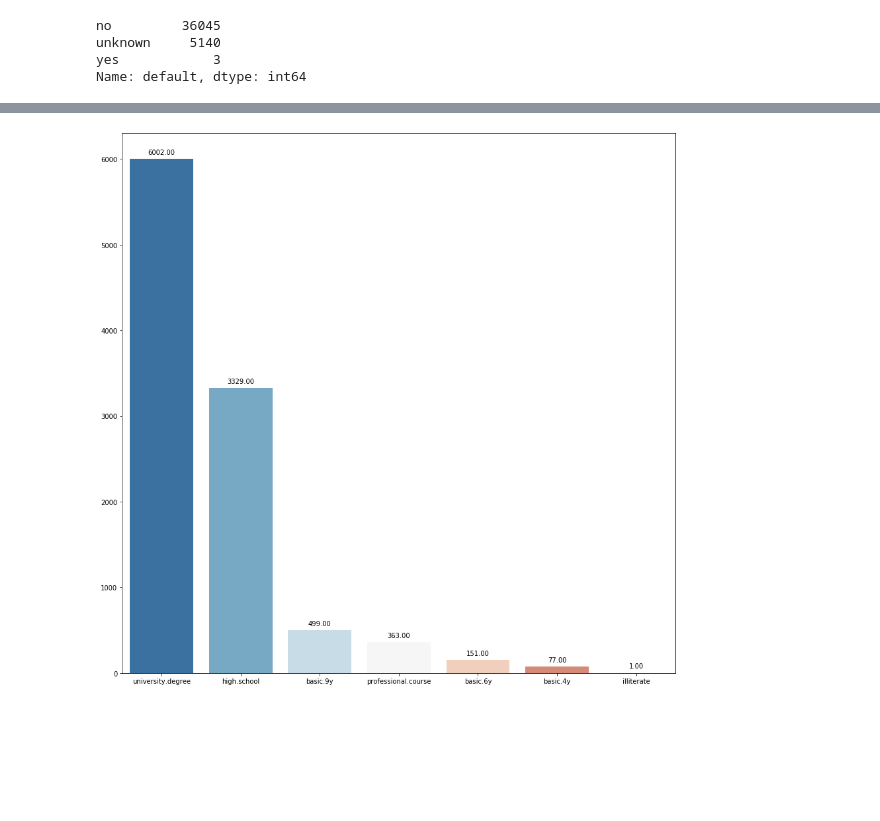
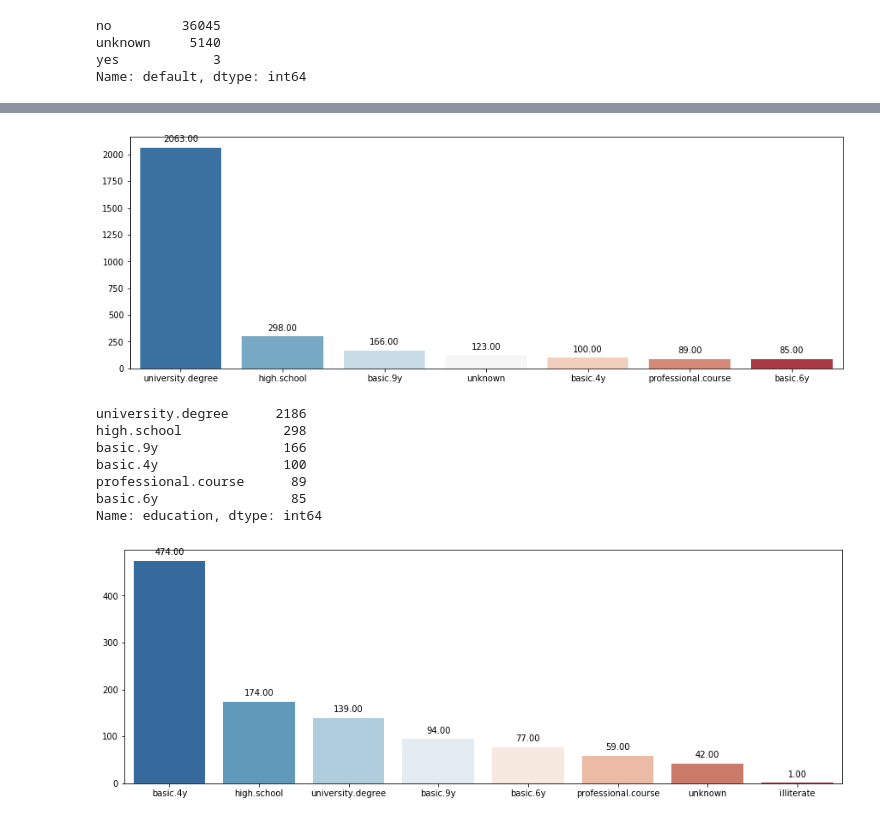
Before and after one commit to pranay-surana/Capstone_II, a Jupyter notebook: Notebook_Steptwo.ipynb, the cells around one changed output, grey strips where cells are left out. Saved outputs shown, nothing was run; the diff lists cells and outputs as text; code cells hidden in the pictures; blank space fills up the shorter version.

```diff
--- a/Notebook_Steptwo.ipynb
+++ b/Notebook_Steptwo.ipynb
@@ -299,0 +401,8 @@ for p in splot.patches:
+# %%
+f, ax = plt.subplots(figsize=(15, 5))
+x_1 = pd.DataFrame(df[df['job']=='services']['education'].value_counts())
+names_1 = list(x_1.index)
+values_1 = list(x_1.education)
+splot=sns.barplot(x=names_1, y=values_1, palette="RdBu_r")
+for p in splot.patches:
+        splot.annotate(format(p.get_height(), '.2f'), (p.get_x() + p.get_width() / 2., p.get_height()), ha = 'center', va ='center', xytext = (0, 10), textcoords = 'offset points')
@@ -299,0 +411,3 @@ for p in splot.patches:
+# %%
+df.loc[((df['job'] == 'services') & (df['education']=='unknown')),'education'] = 'high.school'
+df[(df['job'] =='services')]['education'].value_counts()
@@ -300,12 +422,31 @@ for p in splot.patches:
+# %%
+f, ax = plt.subplots(figsize=(15, 5))
+x_1 = pd.DataFrame(df[df['job']=='management']['education'].value_counts())
+names_1 = list(x_1.index)
+values_1 = list(x_1.education)
+splot=sns.barplot(x=names_1, y=values_1, palette="RdBu_r")
+for p in splot.patches:
+        splot.annotate(format(p.get_height(), '.2f'), (p.get_x() + p.get_width() / 2., p.get_height()), ha = 'center', va ='center', xytext = (0, 10), textcoords = 'offset points')
+# %% [output]
+[figure, added]
 # %%
-df.loc[((df['job'] == 'admin.') & (df['education']=='unknown')),'education'] = 'university.degree'
+df.loc[((df['job'] == 'management') & (df['education']=='unknown')),'education'] = 'university.degree'
+df[(df['job'] =='management')]['education'].value_counts()
+# %% [output]
+university.degree      2186
+high.school             298
+basic.9y                166
+basic.4y                100
+professional.course      89
+basic.6y                 85
+Name: education, dtype: int64
 # %%
-f, ax = plt.subplots(figsize=(15, 15))
-x_1 = pd.DataFrame(df[df['job']=='admin.']['education'].value_counts())
+f, ax = plt.subplots(figsize=(15, 5))
+x_1 = pd.DataFrame(df[df['job']=='housemaid']['education'].value_counts())
 names_1 = list(x_1.index)
 values_1 = list(x_1.education)
 splot=sns.barplot(x=names_1, y=values_1, palette="RdBu_r")
 for p in splot.patches:
         splot.annotate(format(p.get_height(), '.2f'), (p.get_x() + p.get_width() / 2., p.get_height()), ha = 'center', va ='center', xytext = (0, 10), textcoords = 'offset points')
 # %% [output]
-[figure, old version]
+[figure, new version]
```
Also changed, not shown: parts of 19 cells of this notebook, 1 other file.
